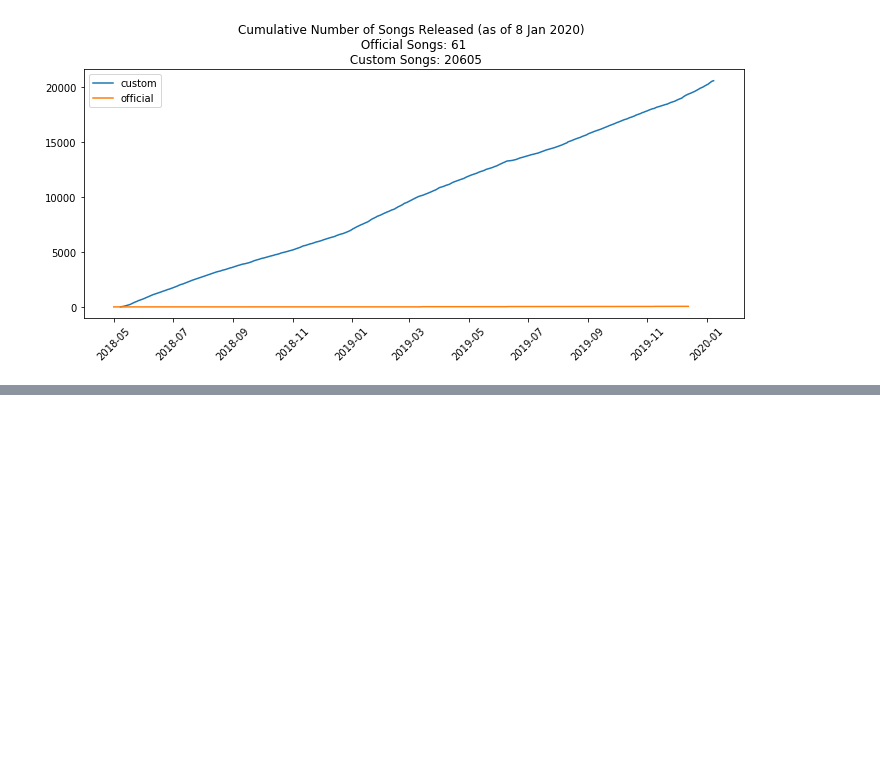
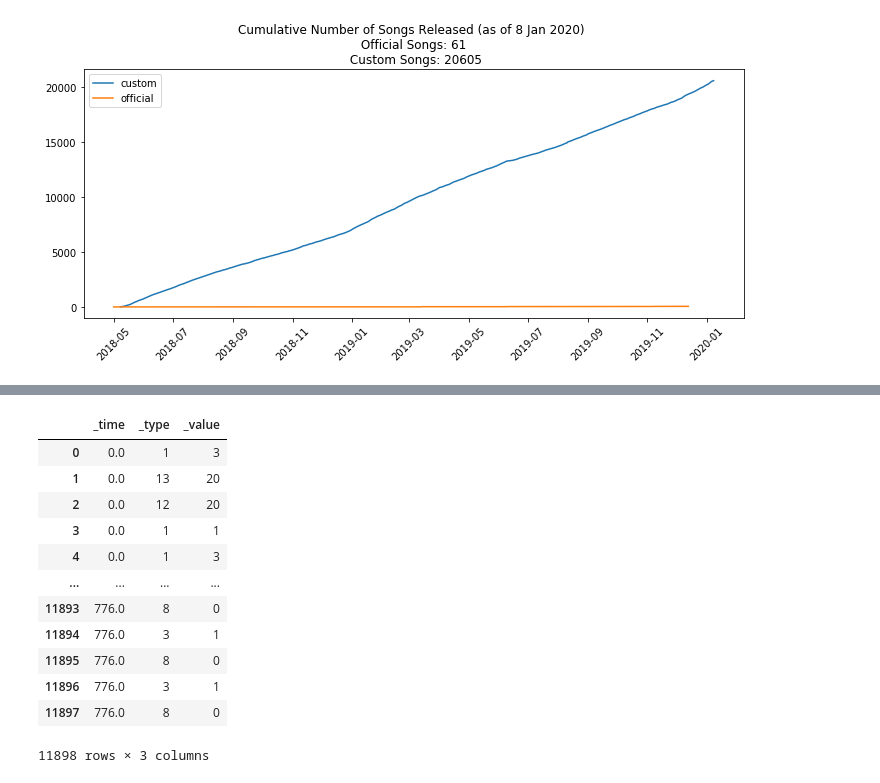
Before and after one commit to wvsharber/BeatMapSynthesizer, a Jupyter notebook: data_gathering_processing.ipynb, the cells around one changed output, grey strips where cells are left out. Drawn from its saved outputs; the diff is of its cells as text; code cells hidden in the pictures; blank space fills up the shorter version.

```diff
--- a/data_gathering_processing.ipynb
+++ b/data_gathering_processing.ipynb
@@ -282,0 +337,6 @@ plt.savefig('Figure1_CumulativeSongsReleased.png', dpi = 200);
+# %%
+#Code block for removing files after processing
+filelist = [ f for f in os.listdir('temp')]
+for f in filelist:
+    os.remove(os.path.join('temp', f))
+os.rmdir('temp')
@@ -282,0 +366,3 @@ plt.savefig('Figure1_CumulativeSongsReleased.png', dpi = 200);
+# %%
+with open('info.dat', 'rb') as i:
+        info = json.load(i)
@@ -282,0 +389,19 @@ plt.savefig('Figure1_CumulativeSongsReleased.png', dpi = 200);
+# %%
+with open('ExpertPlusStandard.dat', 'rb') as f:
+    map_file = json.load(f)
+# %%
+pd.DataFrame.from_dict(map_file['_events'])
+# %% [output]
+|  | _time | _type | _value |
+| 0 | 0.0 | 1 | 3 |
+| 1 | 0.0 | 13 | 20 |
+| 2 | 0.0 | 12 | 20 |
+| 3 | 0.0 | 1 | 1 |
+| 4 | 0.0 | 1 | 3 |
+| ... | ... | ... | ... |
+| 11893 | 776.0 | 8 | 0 |
+| 11894 | 776.0 | 3 | 1 |
+| 11895 | 776.0 | 8 | 0 |
+| 11896 | 776.0 | 3 | 1 |
+| 11897 | 776.0 | 8 | 0 |
+11898 rows × 3 columns
```
Also changed, not shown: parts of 14 cells of this notebook, 4 other files.
